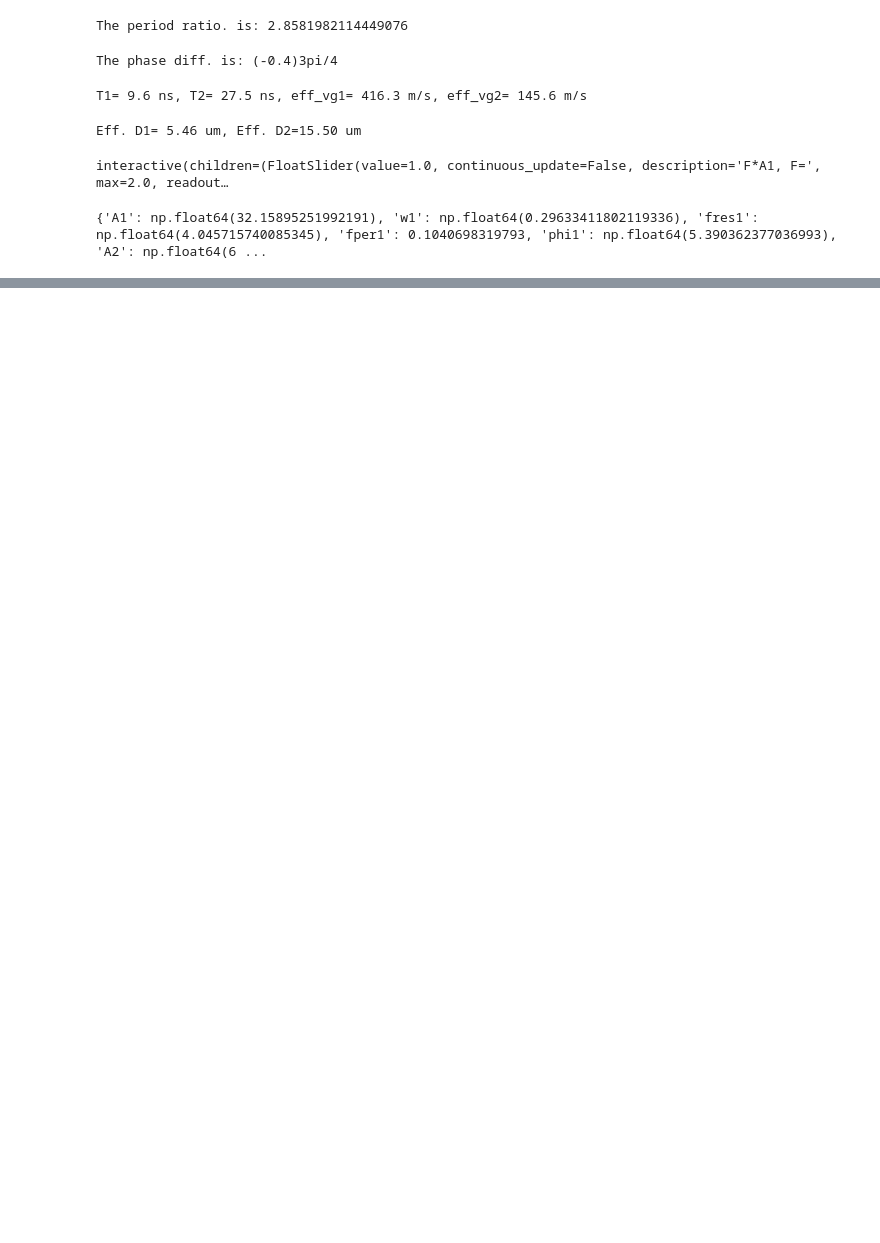
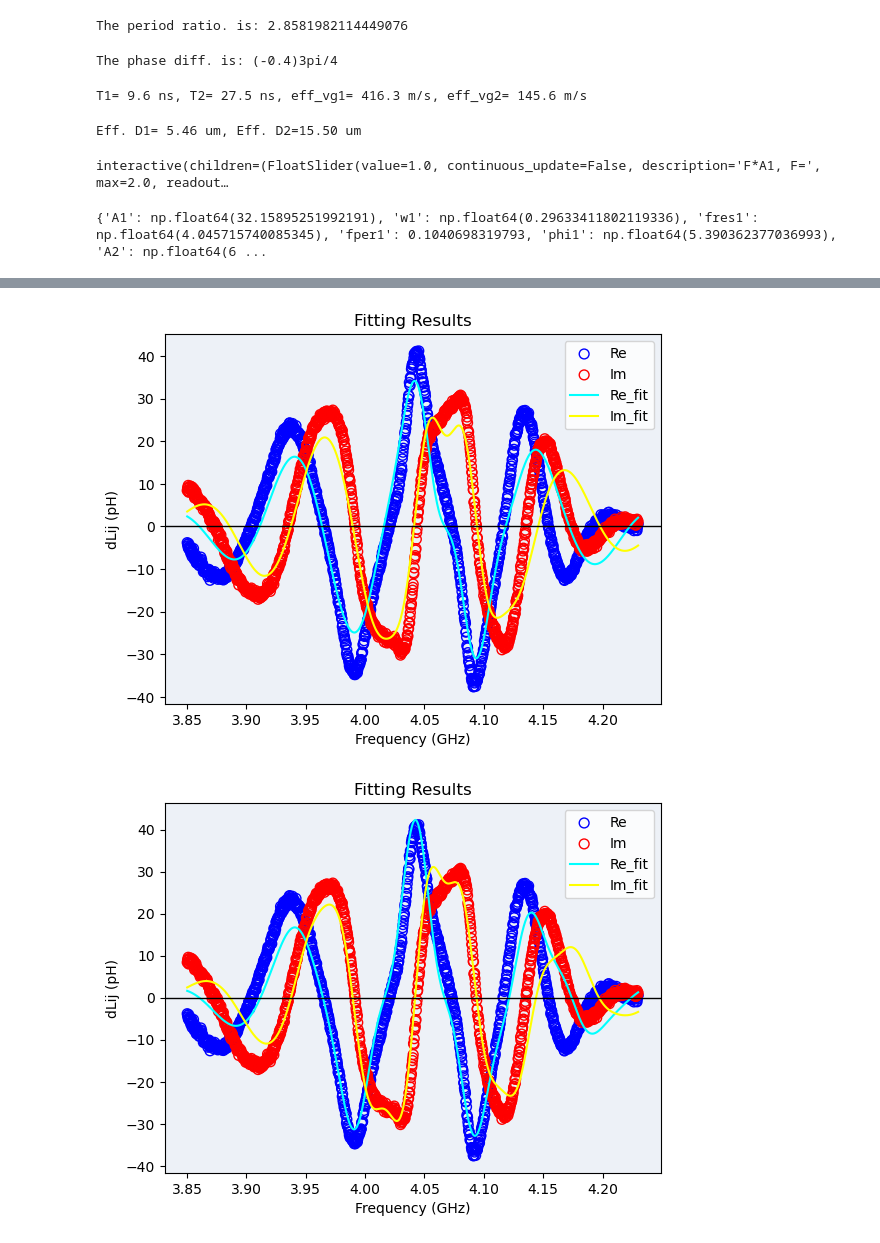
Before and after one commit to FenHarel95/VNA_analysis, a Jupyter notebook: vFZU/Fitting_FMR_lorentzian_vFZU.ipynb, the cells around one changed output, grey strips where cells are left out. Saved outputs shown, nothing was run; the diff lists cells and outputs as text; code cells hidden in the pictures; blank space fills up the shorter version.

```diff
--- a/vFZU/Fitting_FMR_lorentzian_vFZU.ipynb
+++ b/vFZU/Fitting_FMR_lorentzian_vFZU.ipynb
@@ -386,31 +448,34 @@ ini_vals_3 = [131.9209, 0.1101, 4.0457, 0.105, 4.1086,
               5.3, 0.05, 4.085, 0.0367, 3.9850, 0, 0]
 
 #A1, w1, fres1, fper1, phi1,
 #A2, w2, fres2, fper2, phi2, re0, im0
 
 #Selec appropiate data to fit
 H_index_3 = 20 #index field to fit
 f_min_3, f_max_3 = 3.85, 4.23  #GHz
 f_array_3 = ansy2.freqs #Select the frequency array
 y_array_re_3, y_array_im_3 = ansy2.dL("21R")[H_index_1], ansy2.dL("21I")[H_index_1] #Select the Re & Im
 
 #Defining fitting object
-model_3 = fits.ThreeComplexGaussianSimple()
+model_3 = models.ThreeComplexGaussianSimple()
 fitter_3 = fits.ComplexFitter(ini_vals_3, f_min_3, f_max_3,
     f_array_3, y_array_re_3, y_array_im_3, model_3)
 fitter_3.fix(fres1= 4.0457, fres2=4.07,   fper1= 0.104, fper2=0.0364, fper3=0.0364)#fres1= 4.0336, fres2=4.08, fper1= 0.0737,  fper2=0.0367) # fper1= 0.0737,  fper2=0.0367,
                #)#A1=180, A2=180/4, re0=0,im0=0, fper1=0.0669, fper2=0.0669) #Parameters to be fixed, empty otherwise
 
 #Simplex
 opt_p0_3 = fitter_3.simplex_wpm(method='Powell')
 new_p0_3 = np.array(list(opt_p0_3.values()), dtype=float)
 
 #New optimized initial param
 fitter_3.update_p0(new_p0_3, fres1= 4.0457, fres2=4.07,  fres3=4.085, fper1= 0.104, fper2=0.0364, fper3=0.0364)#, re0=0,im0=0, fper1=0.0669, fper2=0.0669)
 #print(opt_p0_0)
 fitter_3.plot_fit_simplex_wpm()
 
 #Actual fit
 params_3, cov_3 = fitter_3.fit(simplex_b=False)
 fitter_3.plot_fit()
 fitter_3.summary()
+# %% [output]
+[figure, added]
+[figure, added]
```
Also changed, not shown: parts of 23 cells of this notebook.
